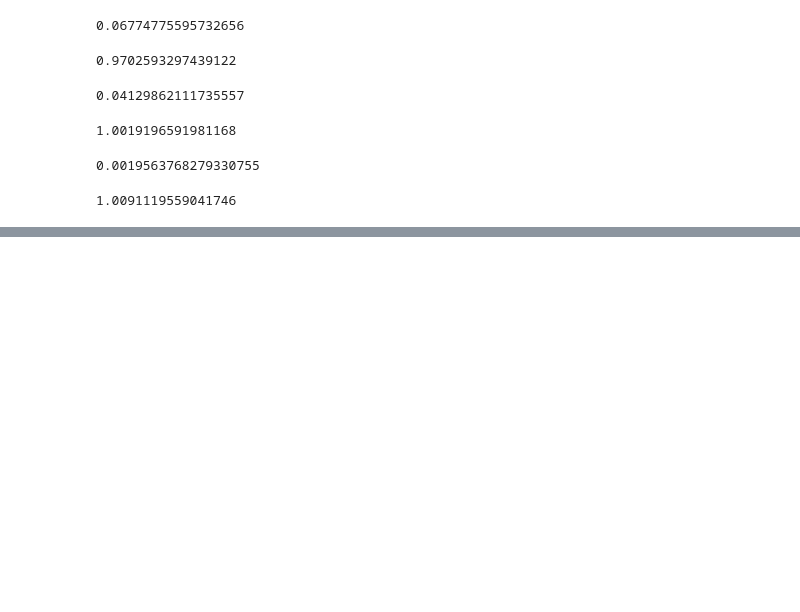
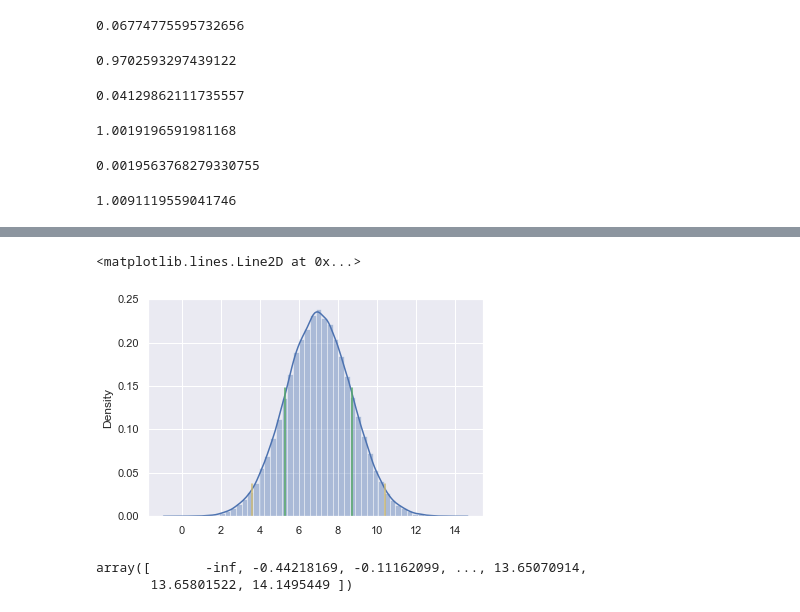
Before and after one commit to harryyang1982/coursera_umich_python, a Jupyter notebook: week4.ipynb, the cells around one changed output, grey strips where cells are left out. Cells and saved outputs as stored; diff of their text form; code cells hidden in the pictures; blank space fills up the shorter version.

```diff
--- a/week4.ipynb
+++ b/week4.ipynb
@@ -239,0 +298,10 @@ np.mean(standarddevs)
+# %%
+sns.distplot(Observations)
+plt.axvline(np.mean(Observations) + np.std(Observations), 0, .59, color = 'g')
+plt.axvline(np.mean(Observations) - np.std(Observations), 0, .59, color = 'g')
+
+plt.axvline(np.mean(Observations) + (np.std(Observations) * 2), 0, .15, color = 'y')
+plt.axvline(np.mean(Observations) - (np.std(Observations) * 2), 0, .15, color = 'y')
+# %% [output]
+<matplotlib.lines.Line2D at 0x...>
+[figure, added]
@@ -239,0 +311,7 @@ np.mean(standarddevs)
+# %%
+ecdf = ECDF(Observations)
+
+ecdf.x
+# %% [output]
+array([       -inf, -0.44218169, -0.11162099, ..., 13.65070914,
+       13.65801522, 14.1495449 ])
```
Also changed, not shown: parts of 11 cells of this notebook, 3 other files.
